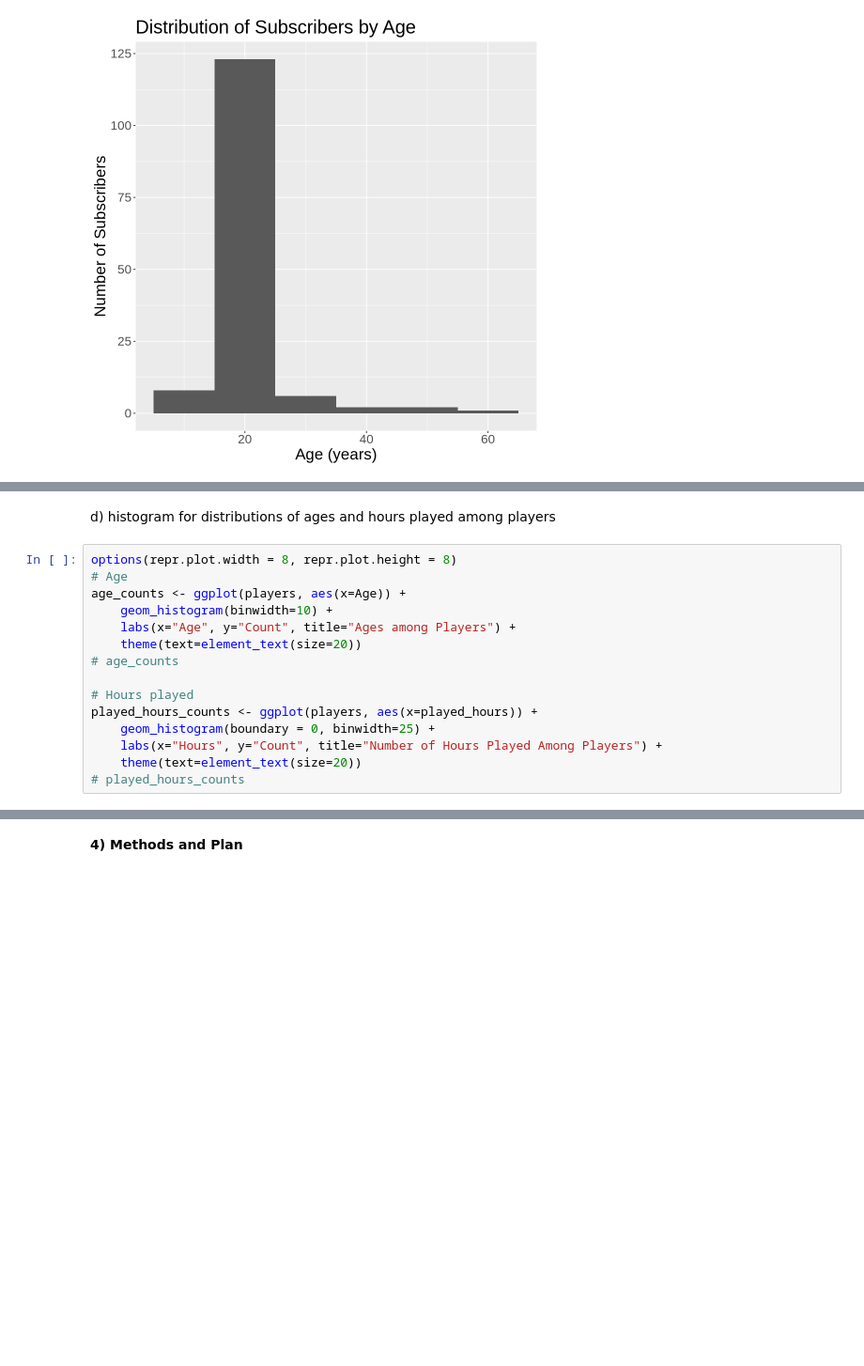
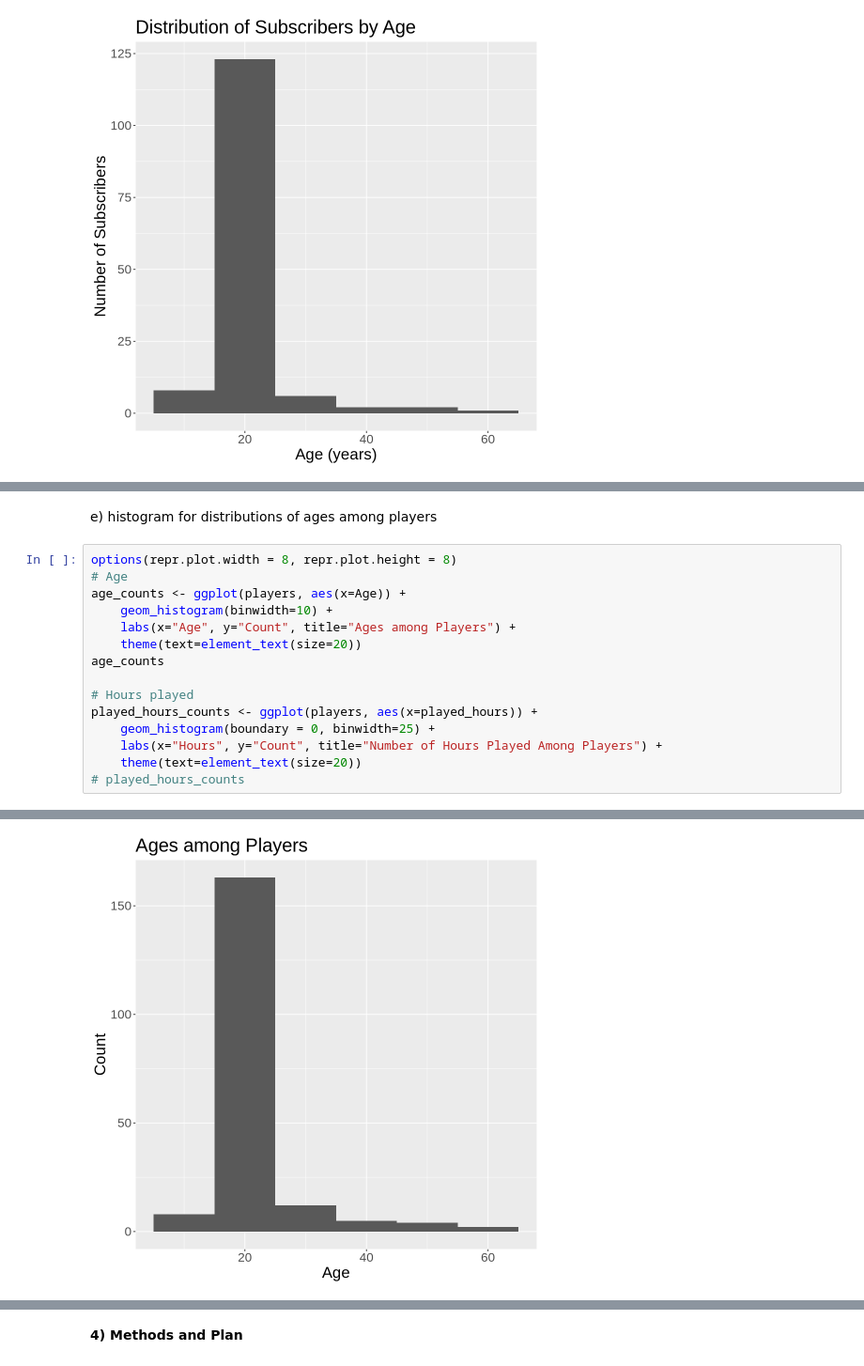
Before and after one commit to laurentang3/dsci-100-project-009-45, a Jupyter notebook: Individual Planning Stage.ipynb, the cells around one changed output, grey strips where cells are left out. Shown: that part at 94% size. Cells and saved outputs as stored; diff of their text form; blank space fills up the shorter version.

```diff
--- a/Individual Planning Stage.ipynb
+++ b/Individual Planning Stage.ipynb
@@ -154,5 +142,5 @@ A data.frame: 1 × 3
 # %% [markdown]
-d) histogram for distributions of ages and hours played among players
+e) histogram for distributions of ages among players
 # %%
 options(repr.plot.width = 8, repr.plot.height = 8)
 # Age
@@ -160,7 +148,7 @@ age_counts <- ggplot(players, aes(x=Age)) +
     geom_histogram(binwidth=10) +
     labs(x="Age", y="Count", title="Ages among Players") +
     theme(text=element_text(size=20))
-# age_counts
+age_counts
 
 # Hours played
 played_hours_counts <- ggplot(players, aes(x=played_hours)) +
@@ -168,3 +156,4 @@ played_hours_counts <- ggplot(players, aes(x=played_hours)) +
     labs(x="Hours", y="Count", title="Number of Hours Played Among Players") +
     theme(text=element_text(size=20))
 # played_hours_counts
+# %% [output]
@@ -170,0 +162 @@ played_hours_counts <- ggplot(players, aes(x=played_hours)) +
+[figure, added]
```
Also changed, not shown: parts of 13 cells of this notebook.
